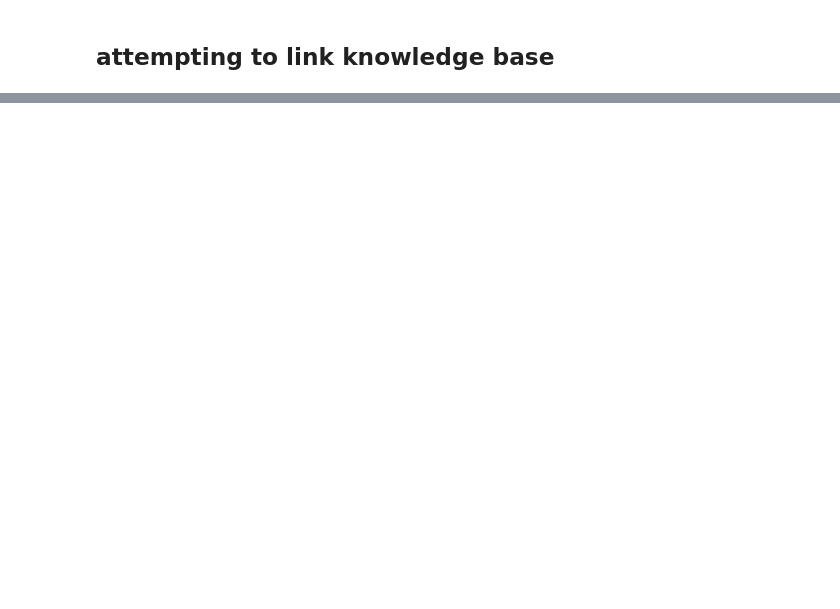
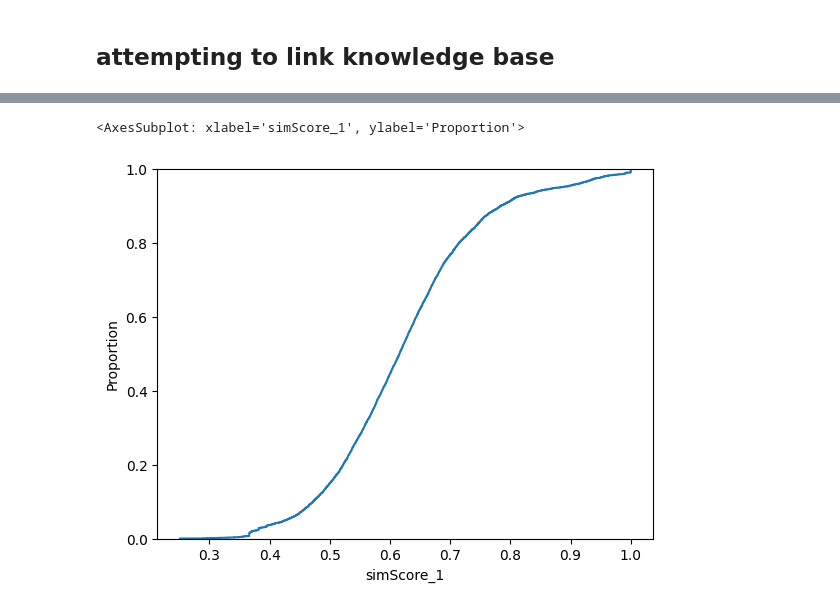
Before and after one commit to RobAAgio/Case_KnowledgeSemSearch, a Jupyter notebook: SemanticSearch_EU.ipynb, the cells around one changed output, grey strips where cells are left out. Cells and saved outputs as stored; diff of their text form; code cells hidden in the pictures; blank space fills up the shorter version.

```diff
--- a/SemanticSearch_EU.ipynb
+++ b/SemanticSearch_EU.ipynb
@@ -310,0 +310,2 @@ WARNING: A web browser has been opened at https://login.microsoftonline.com/orga
+# %%
+df_know_journ = df_know_journ.sort_values(by="sys_created_on",ascending=False)
@@ -310,0 +378,29 @@ WARNING: A web browser has been opened at https://login.microsoftonline.com/orga
+# %%
+corpus_embeddings_onlyKB = torch.tensor(df_endU_onlyKB.embeddingTensors.to_list())
+# %%
+df_endU_test_KB = df_endU_test.copy()
+count = 0
+for i in range(1,4):
+    df_endU_test_KB[f"matchText_{i}"] = ""
+    df_endU_test_KB[f"matchKnowledge_HyperL_{i}"] = ""
+    df_endU_test_KB[f"simScore_{i}"] = -999
+for index, row in df_endU_test.iterrows():
+    count+=1
+    print(f'{count/finalCount*100} %')
+    query = row.forEmbed
+    query_embedding = embedder.encode(query, convert_to_tensor=True)
+    # print(index)
+    # We use cosine-similarity and torch.topk to find the highest 5 scores
+    cos_scores = util.cos_sim(query_embedding, corpus_embeddings_onlyKB)[0]
+    top_results = torch.topk(cos_scores, k=3)
+
+    # print("\n\n======================\n\n")
+    # print("Query:", query)
+    # print("\nTop 5 most similar sentences in corpus:")
+    i=1
+    for score, idx in zip(top_results[0], top_results[1]):
+        df_endU_test_KB[f"matchText_{i}"][index] = df_endU_onlyKB.u_html_description_clean.iloc[idx.tolist()]
+        df_endU_test_KB[f"matchKnowledge_HyperL_{i}"][index] = df_endU_onlyKB.Knowledge_HyperL.iloc[idx.tolist()]
+        df_endU_test_KB[f"simScore_{i}"][index] = score.item()
+        # print(corpus[idx], "(Score: {:.4f})".format(score))
+        i+=1
@@ -310,0 +442,14 @@ WARNING: A web browser has been opened at https://login.microsoftonline.com/orga
+# %%
+# df_endU_test['u_html_description_clean'] = df_endU_test.u_html_description_clean.str.replace(r'=', '', regex=True)
+# df_endU_test['cleanedEmailHeadDesc'] = df_endU_test.cleanedEmailHeadDesc.str.replace(r'=', '', regex=True)
+
+for i in range(1,4):
+    df_endU_test_KB[f"matchText_{i}"] = df_endU_test_KB[f"matchText_{i}"].str.replace(r'=', '', regex=True)
+    # df_endU_test[f"simScore_{i}"] = -999
+df_endU_test_KB.sort_values(by='simScore_1',inplace=True,ascending=False)
+df_endU_test_KB.to_excel("testMatchesEU_KBOnly.xlsx")
+# %%
+sns.ecdfplot(data=df_endU_test_KB, x="simScore_1")
+# %% [output]
+<AxesSubplot: xlabel='simScore_1', ylabel='Proportion'>
+[figure, added]
```
Also changed, not shown: parts of 18 cells of this notebook, 2 other files.
